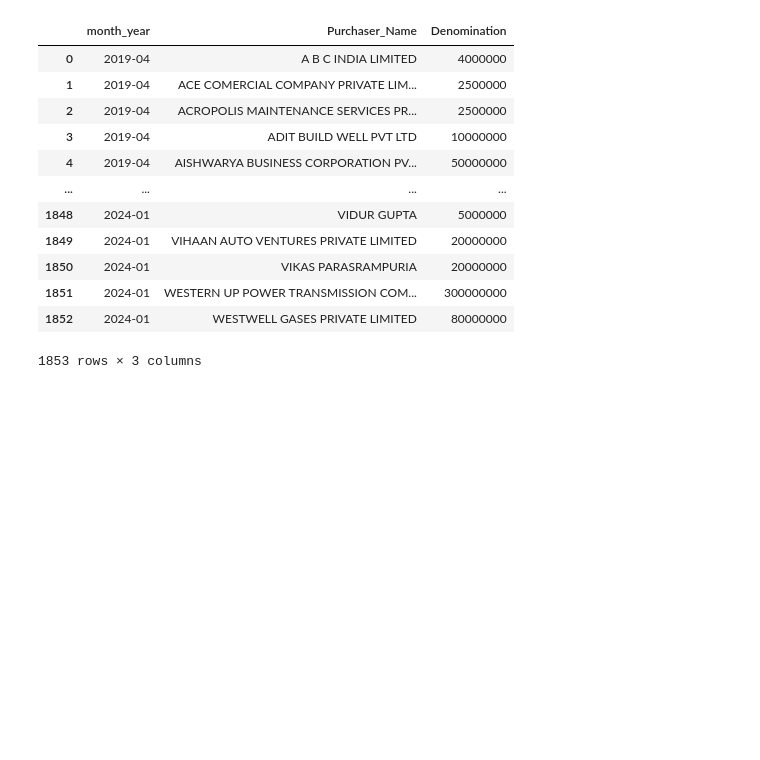
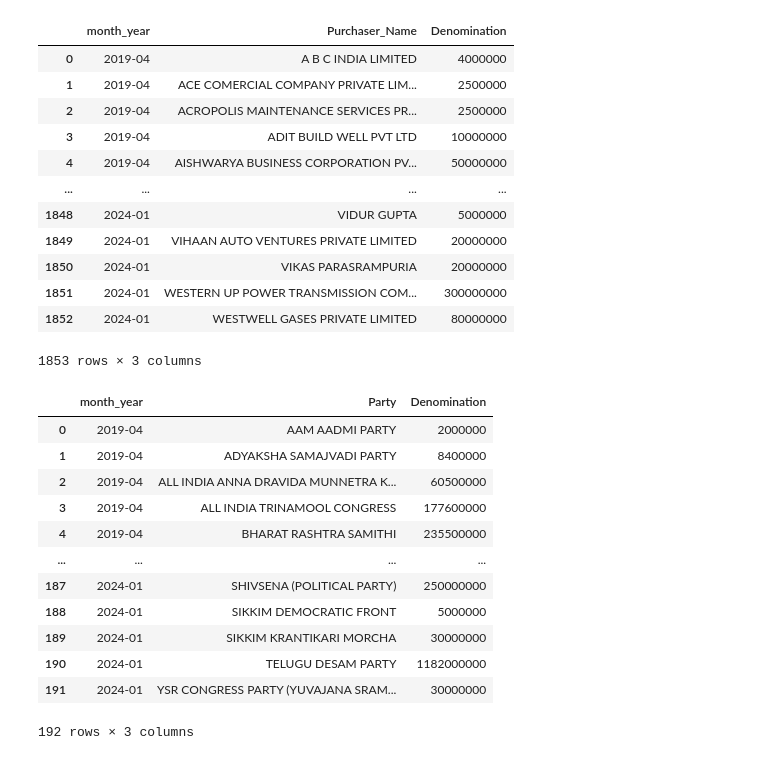
Before and after one commit to muntazir99/Electoral_Bond, a Jupyter notebook: bond_main.ipynb, the cells around one changed output. Saved outputs shown, nothing was run; the diff lists cells and outputs as text; code cells hidden in the pictures; blank space fills up the shorter version.

```diff
--- a/bond_main.ipynb
+++ b/bond_main.ipynb
@@ -176,0 +179,18 @@ monthly_total_denomination
+# %%
+monthly_denomination_party = Party_data.groupby(['month_year', 'Party'])['Denomination'].sum().reset_index()
+# %%
+monthly_denomination_party
+# %% [output]
+|  | month_year | Party | Denomination |
+| 0 | 2019-04 | AAM AADMI PARTY | 2000000 |
+| 1 | 2019-04 | ADYAKSHA SAMAJVADI PARTY | 8400000 |
+| 2 | 2019-04 | ALL INDIA ANNA DRAVIDA MUNNETRA K... | 60500000 |
+| 3 | 2019-04 | ALL INDIA TRINAMOOL CONGRESS | 177600000 |
+| 4 | 2019-04 | BHARAT RASHTRA SAMITHI | 235500000 |
+| ... | ... | ... | ... |
+| 187 | 2024-01 | SHIVSENA (POLITICAL PARTY) | 250000000 |
+| 188 | 2024-01 | SIKKIM DEMOCRATIC FRONT | 5000000 |
+| 189 | 2024-01 | SIKKIM KRANTIKARI MORCHA | 30000000 |
+| 190 | 2024-01 | TELUGU DESAM PARTY | 1182000000 |
+| 191 | 2024-01 | YSR CONGRESS PARTY (YUVAJANA SRAM... | 30000000 |
+192 rows × 3 columns
```
Also changed, not shown: parts of 25 cells of this notebook.
